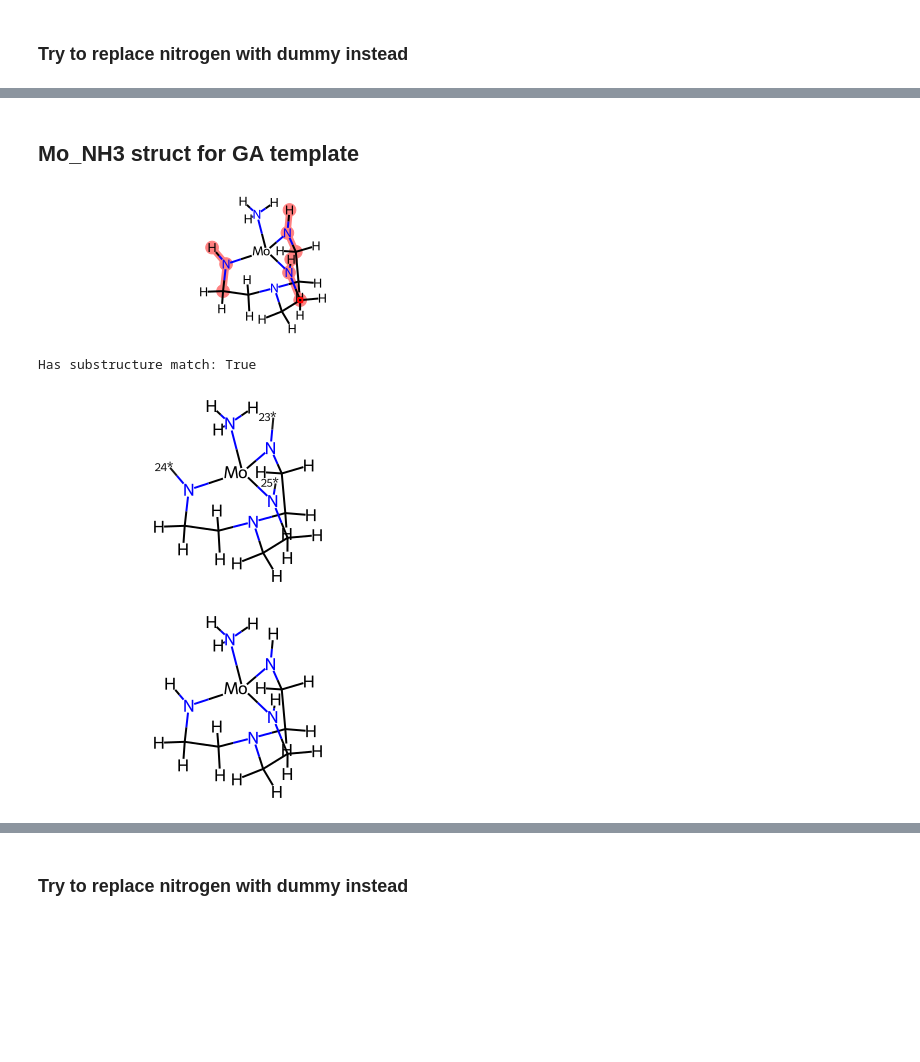
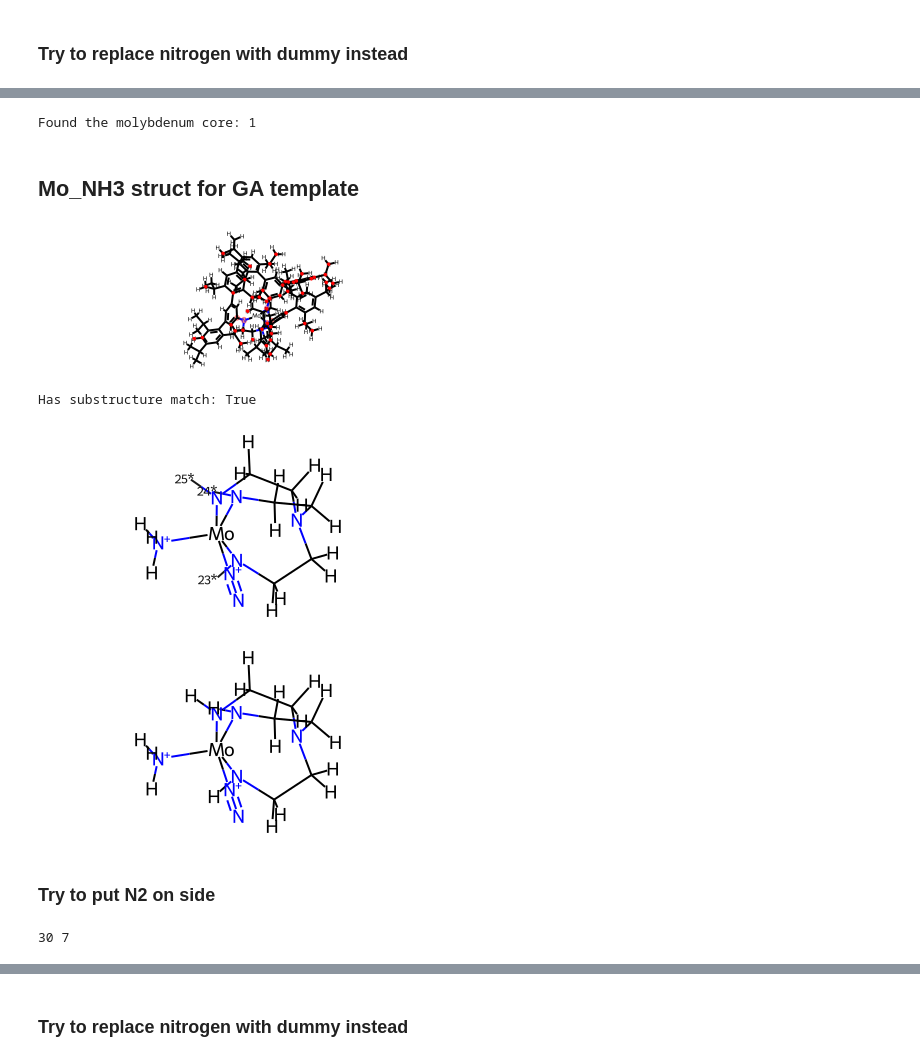
Before and after one commit to Strandgaard96/GB_GA, a Jupyter notebook: notebooks/RDKIT.ipynb, the cells around one changed output, grey strips where cells are left out. Drawn from its saved outputs; the diff is of its cells as text; code cells hidden in the pictures; blank space fills up the shorter version.

```diff
--- a/notebooks/RDKIT.ipynb
+++ b/notebooks/RDKIT.ipynb
@@ -74,10 +66,10 @@ NameError: name 'frags' is not defined
 # %%
 # Load intermediate
 mol = Chem.MolFromMolFile(
-    "/home/magstr/Documents/nitrogenase/schrock/diagrams_schrock/dft/cycle_restart/Mo/ams.results/traj.mol", sanitize = False, removeHs=False)
+    "/home/magstr/Documents/nitrogenase/schrock/diagrams_schrock/dft/cycle_restart/Mo_N2_NH3/ams.results/traj.mol", sanitize = False, removeHs=True)
 
-#mol.GetAtomWithIdx(269).SetFormalCharge(1)
-mol.UpdatePropertyCache()
+#mol.GetAtomWithIdx(11).SetFormalCharge(1)
+
 # Initialize substructure string
 
 # : matches aromatic bonds. Not == when it is delocalized
@@ -110,7 +102,7 @@ frag = Chem.FragmentOnBonds(mol, bonds,addDummies=False)
 # Split mol object into individual fragments. sanitizeFrags needs to be false, otherwise not work.
 frags = Chem.GetMolFrags(frag, asMols=True, sanitizeFrags=False)
 
-final = Chem.RemoveHs(frags[1])
+#final = Chem.RemoveHs(frags[1])
 Chem.Draw.MolToImage(frags[1], size=(400, 200))
 # %% [output]
 Has substructure match: True
@@ -132,7 +120,7 @@ frags[1]
 # Print dummy
 # Save frag to file
 templates = '../templates/'
-with open(templates+'core_NH3_final.sdf', 'w+') as f:
+with open(templates+'core_N2_NH3.sdf', 'w+') as f:
     f.write(Chem.MolToMolBlock(frags[1]))
 # %%
 # Convert dummy to hydrogen. Label possibly still persists
@@ -142,7 +130,7 @@ for a in frags[1].GetAtoms():
 templates = '../templates/'
 
 # Save frag to file
-with open(templates+'core_noHS.sdf', 'w+') as f:
+with open(templates+'core_N2_NH3_hs.sdf', 'w+') as f:
     f.write(Chem.MolToMolBlock(frags[1]))
 
 ## Save frag to file
@@ -161,3 +149,6 @@ frags[1]
+# %%
+with open(templates+'core_noHS.sdf', 'w+') as f:
+    f.write(Chem.MolToMolBlock(frags[1]))
 # %%
 # Alternative way to replace dummy?
 mod_mol = Chem.ReplaceSubstructs(frags[1],
@@ -181,16 +172,18 @@ for idx,struct in enumerate(frags):
     if struct.HasSubstructMatch(patt):
         print(f"Found the molybdenum core: {idx}")
         break
+# %% [output]
+Found the molybdenum core: 1
 # %% [markdown]
 ## Mo_NH3 struct for GA template
 # %%
 mol
 # %% [output]
-[figure, old version]
+[figure, new version]
 # %%
 # Load intermediate
 mol = Chem.MolFromMolFile(
-    "../templates/core_NH3.mol", sanitize = False, removeHs=False)
+    "../templates/core_NH3_N2.mol", sanitize = False, removeHs=False)
 
 # Initialize substructure string
 
@@ -200,35 +193,37 @@ mol = Chem.MolFromMolFile(
 smart = '[H][N][C]'
 
 # Initialize pattern
 patt = Chem.MolFromSmarts(smart)
 
 # Substructure match
 print(f'Has substructure match: {mol.HasSubstructMatch(patt)}')
 indices = mol.GetSubstructMatches(patt)
 
 # Visualize
 #im = Chem.Draw.MolToImage(mol, size=(800, 800))
 #im.show()
 bonds=[]
 # Cut the bonds between the nitrogen and the carbon.
 for tuple in indices:
     # Get bond number
     bonds.append(mol.GetBondBetweenAtoms(tuple[0], tuple[1]).GetIdx())
 
 # Cut
 frag = Chem.FragmentOnBonds(mol, bonds,addDummies=True)
 
 #Draw cut
 #Chem.Draw.MolToImage(frag, size=(800, 800))
 
 # Split mol object into individual fragments. sanitizeFrags needs to be false, otherwise not work.
 frags = Chem.GetMolFrags(frag, asMols=True, sanitizeFrags=False)
 
 Chem.Draw.MolToImage(frags[0], size=(400, 200))
 # %% [output]
 Has substructure match: True
-[figure, old version]
+[figure, new version]
 # %%
 Chem.Draw.MolToImage(mol, size=(400, 200))
 # %% [output]
-[figure, old version]
+[figure, new version]
+# %% [markdown]
+### Try to put N2 on side
@@ -234,0 +266,4 @@ Chem.Draw.MolToImage(mol, size=(400, 200))
+# %%
+mol2 = AddAtom(mol,7)
+# %% [output]
+30 7
```
Also changed, not shown: parts of 27 cells of this notebook, 5 other files.
